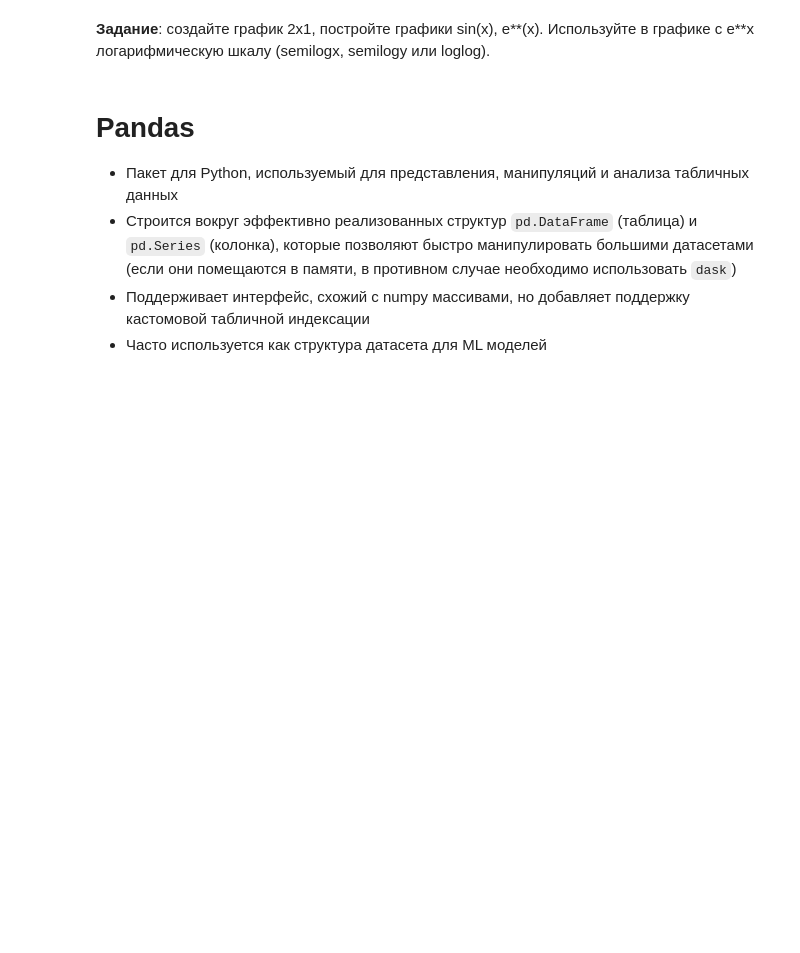
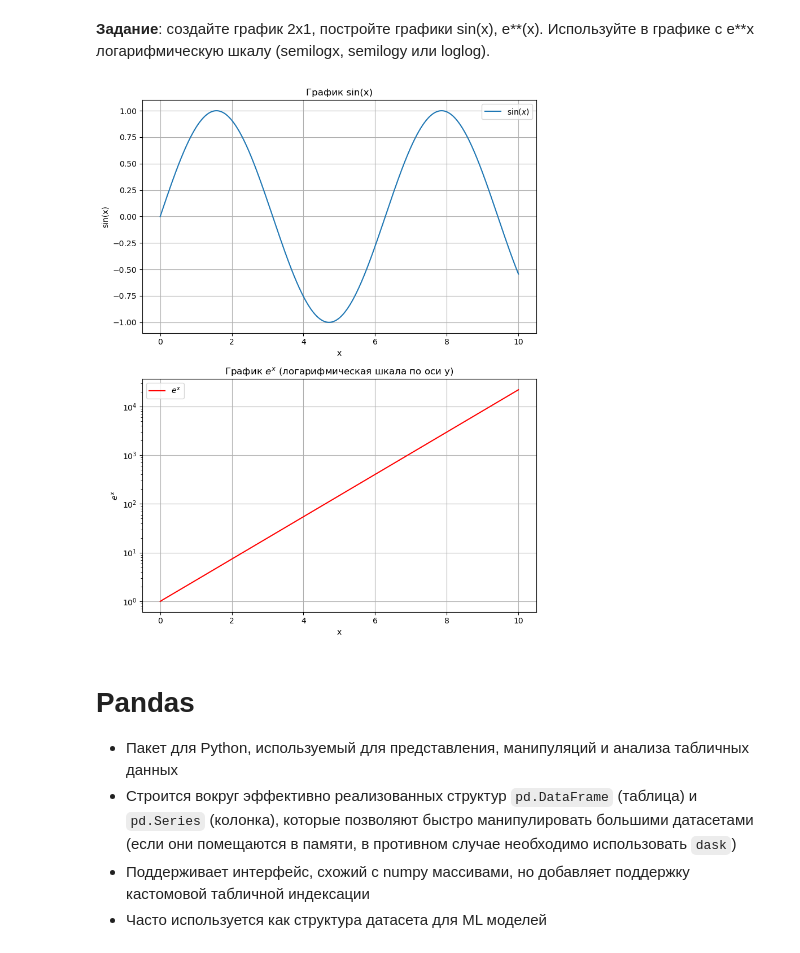
Before and after one commit to 0sasha0rul/spbu-ai-fundamentals, a Jupyter notebook: practicum_1/practicum_1.ipynb, the cells around one changed output. Saved outputs shown, nothing was run; the diff lists cells and outputs as text; code cells hidden in the pictures; blank space fills up the shorter version.

```diff
--- a/practicum_1/practicum_1.ipynb
+++ b/practicum_1/practicum_1.ipynb
@@ -651,6 +746,37 @@ fig.tight_layout()
 plt.show()
 # %% [markdown]
 **Задание**: создайте график 2х1, постройте графики sin(x), e**(x). Используйте в графике с e**x логарифмическую шкалу (semilogx, semilogy или loglog).
+# %%
+x = np.linspace(0, 10, 400)
+
+
+y_sin = np.sin(x)
+y_exp = np.exp(x)
+
+
+fig, axs = plt.subplots(2, 1, figsize=(8, 10))
+
+
+axs[0].plot(x, y_sin, label=r'$\sin(x)$')
+axs[0].set_title('График sin(x)')
+axs[0].set_xlabel('x')
+axs[0].set_ylabel('sin(x)')
+axs[0].grid(True)
+axs[0].legend()
+
+
+axs[1].semilogy(x, y_exp, label=r'$e^x$', color='red')
+axs[1].set_title('График $e^x$ (логарифмическая шкала по оси y)')
+axs[1].set_xlabel('x')
+axs[1].set_ylabel('$e^x$')
+axs[1].grid(True)
+axs[1].legend()
+
+
+plt.tight_layout()
+plt.show()
+# %% [output]
+[figure, added]
 # %% [markdown]
 # Pandas
 
```
Also changed, not shown: parts of 95 cells of this notebook, 1 other file.
